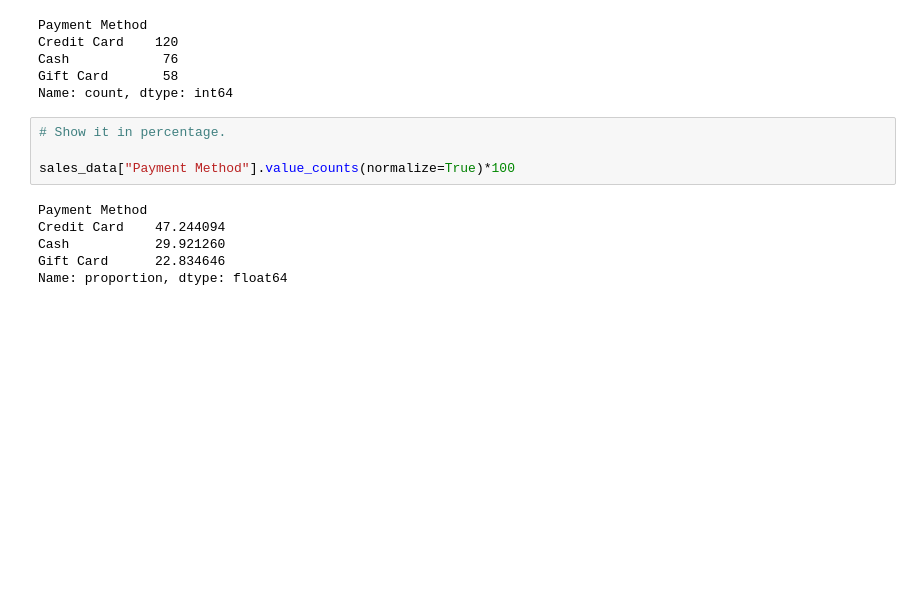
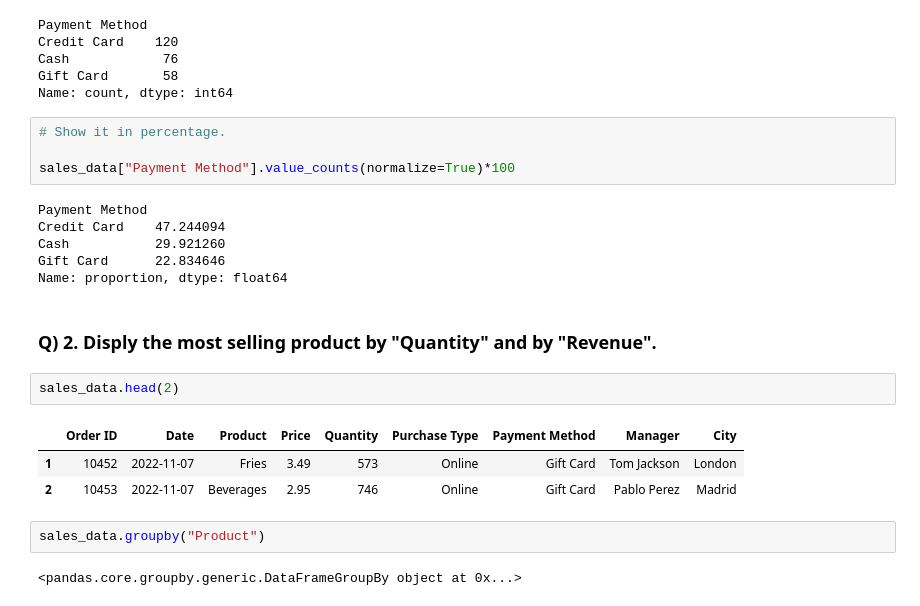
Before and after one commit to abdullahkhan-10/Python-Complete-Course, a Jupyter notebook: Python Projects/Intermediate Projects/1_sales_data.ipynb, the cells around one changed output. Cells and saved outputs as stored; diff of their text form; blank space fills up the shorter version.

```diff
--- a/Python Projects/Intermediate Projects/1_sales_data.ipynb
+++ b/Python Projects/Intermediate Projects/1_sales_data.ipynb
@@ -408,3 +408,15 @@ Credit Card    47.244094
 Cash           29.921260
 Gift Card      22.834646
 Name: proportion, dtype: float64
+# %% [markdown]
+### Q) 2. Disply the most selling product by "Quantity" and by "Revenue".
+# %%
+sales_data.head(2)
+# %% [output]
+|  | Order ID | Date | Product | Price | Quantity | Purchase Type | Payment Method | Manager | City |
+| 1 | 10452 | 2022-11-07 | Fries | 3.49 | 573 | Online | Gift Card | Tom Jackson | London |
+| 2 | 10453 | 2022-11-07 | Beverages | 2.95 | 746 | Online | Gift Card | Pablo Perez | Madrid |
+# %%
+sales_data.groupby("Product")
+# %% [output]
+<pandas.core.groupby.generic.DataFrameGroupBy object at 0x...>
```
Also changed, not shown: parts of 6 cells of this notebook.
